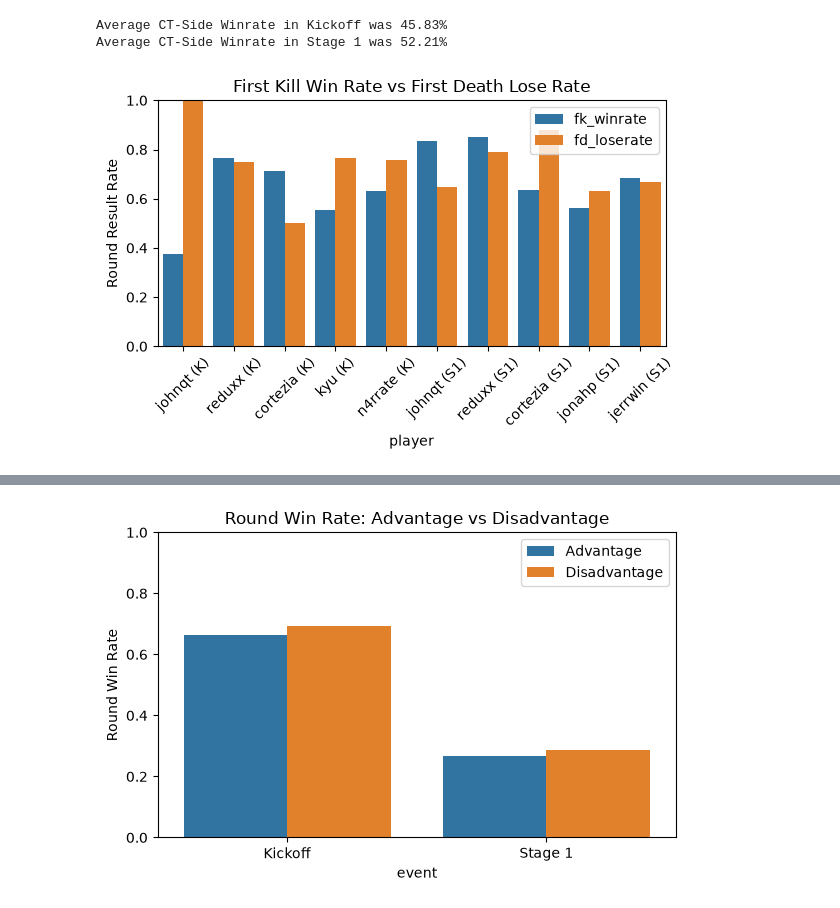
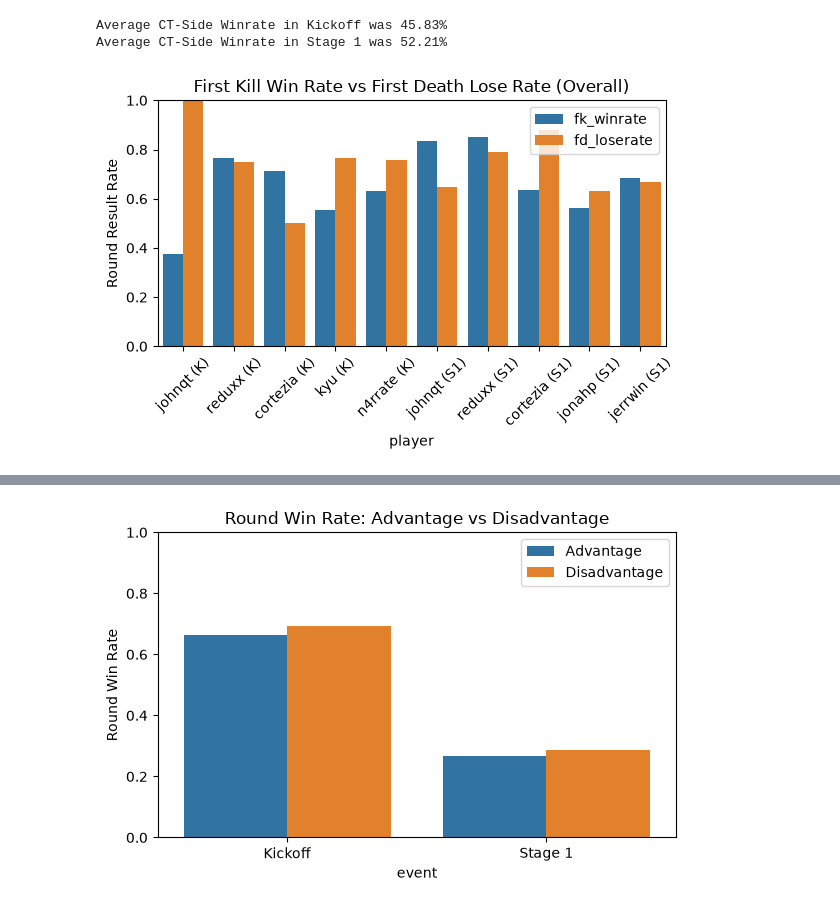
Before and after one commit to reeantran/sentinels_data_analysis, a Jupyter notebook: analysis.ipynb, the cells around one changed output, grey strips where cells are left out. Cells and saved outputs as stored; diff of their text form; code cells hidden in the pictures.

```diff
--- a/analysis.ipynb
+++ b/analysis.ipynb
@@ -685,11 +686,11 @@ print("Average CT-Side Winrate in Stage 1 was " + str((ct_side_s1['round_win'].m
 Average CT-Side Winrate in Kickoff was 45.83%
 Average CT-Side Winrate in Stage 1 was 52.21%
 # %%
+# players_k from earlier
+# players_s1 from earlier
+
 first_kd_k = vod_review_df[vod_review_df['event'] == 'amer_kickoff_2026']
 first_kd_s1 = vod_review_df[vod_review_df['event'] == 'amer_stage_1_2026']
-
-players_k = ['johnqt', 'reduxx', 'cortezia', 'kyu', 'n4rrate']
-players_s1 = ['johnqt', 'reduxx', 'cortezia', 'jonahp', 'jerrwin']
 
 rows = []
 
@@ -715,32 +716,32 @@ for player in players_s1:
         ].mean(),
         'fd_loserate': 1 - first_kd_s1.loc[
             first_kd_s1['fd_player'] == player,
             'round_win'
         ].mean()
     })
 
 plot_df = pd.DataFrame(rows)
 
 plot_df_long = plot_df.melt(
     id_vars='player',
     value_vars=['fk_winrate', 'fd_loserate'],
     var_name='side',
     value_name='rate'
 )
 
 plt.figure(figsize=(6, 4))
 sns.barplot(
     data=plot_df_long,
     x='player',
     y='rate',
     hue='side'
 )
 plt.ylabel('Round Result Rate')
-plt.title('First Kill Win Rate vs First Death Lose Rate')
+plt.title('First Kill Win Rate vs First Death Lose Rate (Overall)')
 plt.ylim(0, 1)
 plt.xticks(rotation=45)
 plt.legend(title='')
 plt.tight_layout()
 plt.show()
 # %% [output]
-[figure, old version]
+[figure, new version]
```
Also changed, not shown: parts of 5 cells of this notebook.
